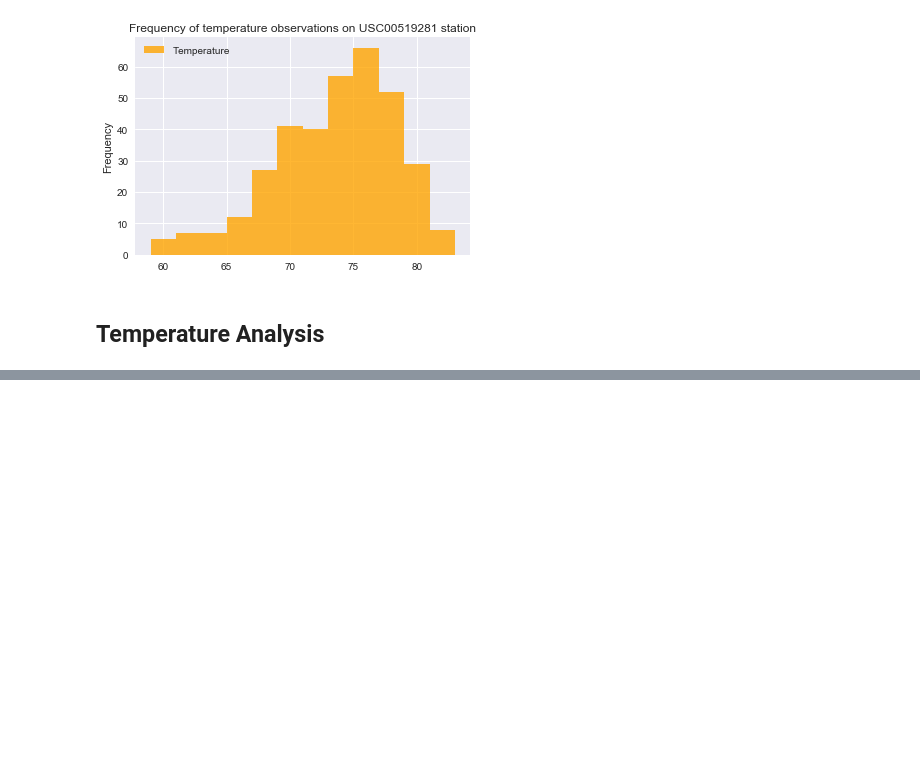
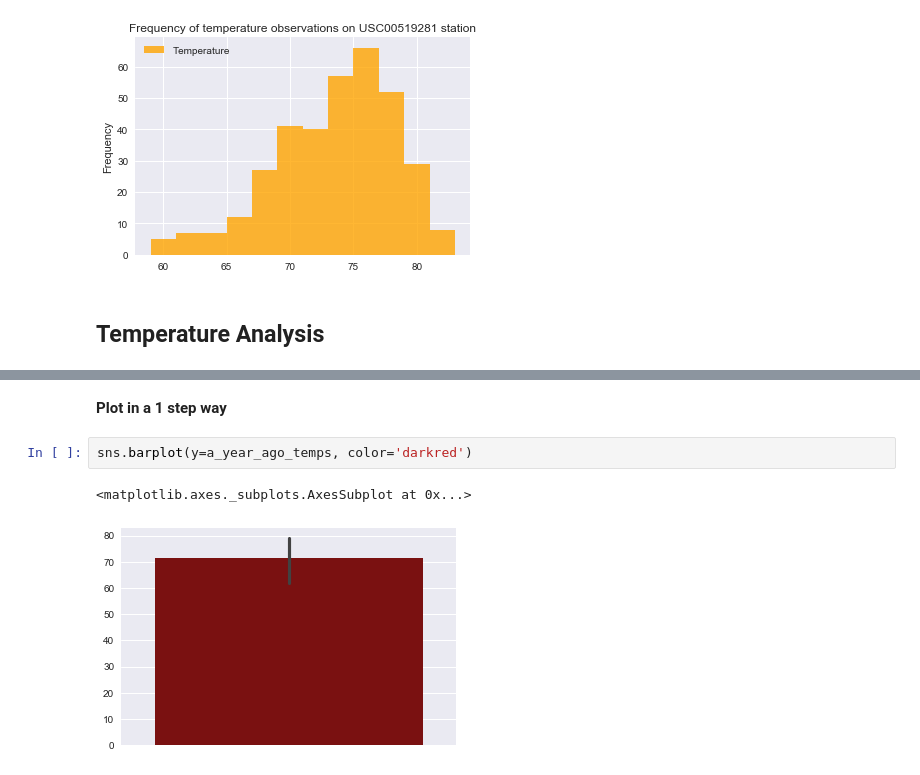
Before and after one commit to sonyasha/climate_analysis_api, a Jupyter notebook: Notebooks/climate_analysis.ipynb, the cells around one changed output, grey strips where cells are left out. Drawn from its saved outputs; the diff is of its cells as text; blank space fills up the shorter version.

```diff
--- a/Notebooks/climate_analysis.ipynb
+++ b/Notebooks/climate_analysis.ipynb
@@ -187,0 +198,7 @@ calc_temps(start_date, end_date)
+# %% [markdown]
+**Plot in a 1 step way**
+# %%
+sns.barplot(y=a_year_ago_temps, color='darkred')
+# %% [output]
+<matplotlib.axes._subplots.AxesSubplot at 0x...>
+[figure, added]
```
Also changed, not shown: parts of 11 cells of this notebook.
